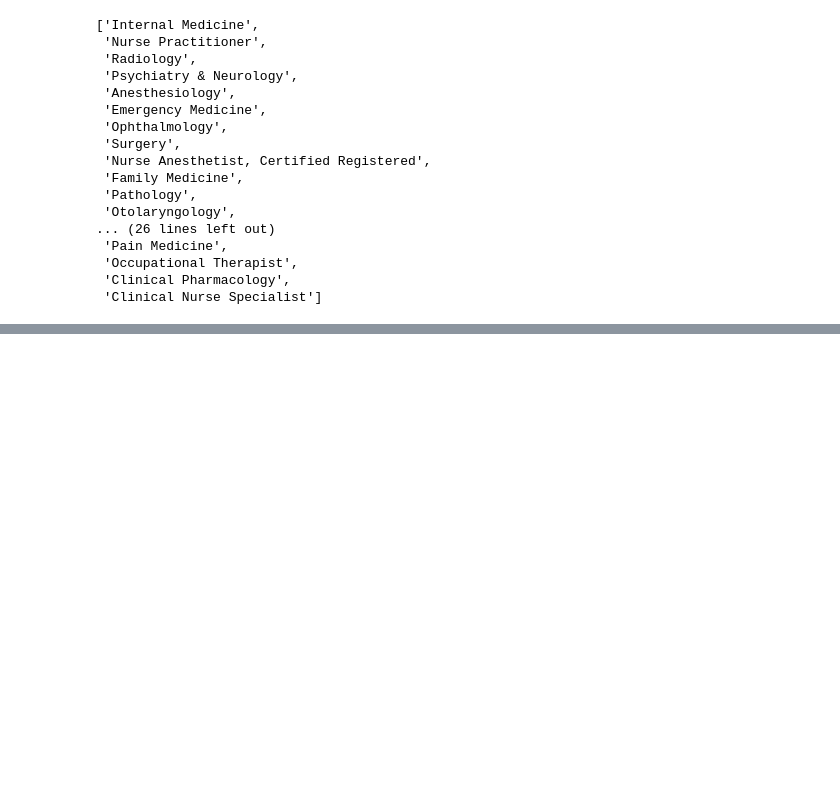
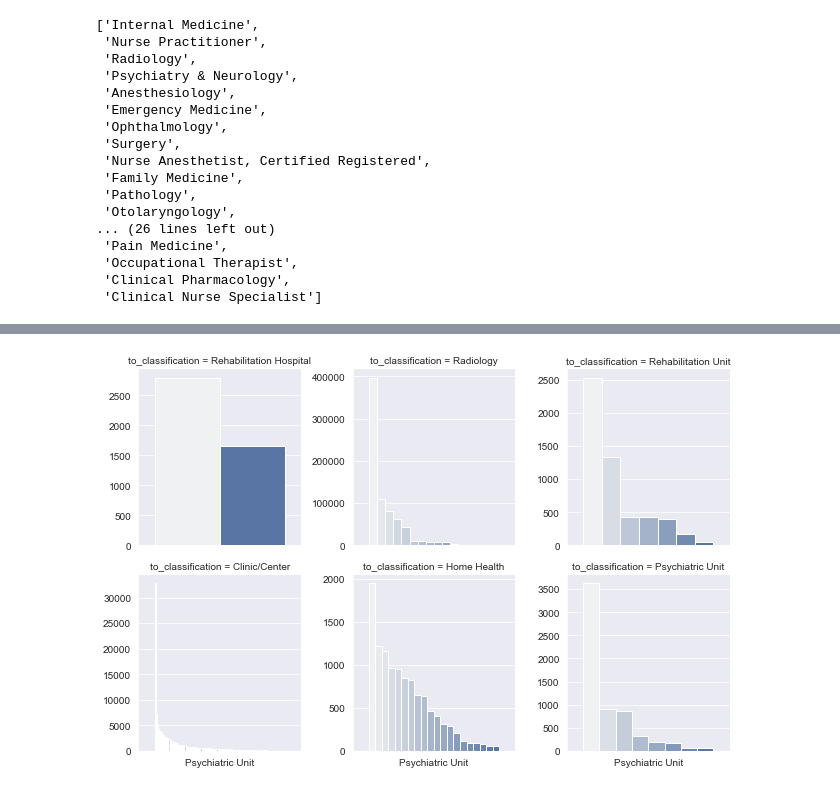
Before and after one commit to nss-data-science-cohort-5/hop_team-hot_pretzels, a Jupyter notebook: hop_teaming_analysis.ipynb, the cells around one changed output, grey strips where cells are left out. Cells and saved outputs as stored; diff of their text form; code cells hidden in the pictures; blank space fills up the shorter version.

```diff
--- a/hop_teaming_analysis.ipynb
+++ b/hop_teaming_analysis.ipynb
@@ -750,0 +1036,10 @@ AttributeError: 'str' object has no attribute 'str'
+# %%
+vandy_prob_class = ['Rehabilitation Hospital', 'Radiology', 'Rehabilitation Unit',
+       'Clinic/Center', 'Home Health', 'Psychiatric Unit']
+# %%
+prob_class_leaders = pd.DataFrame()
+for ele in vandy_prob_class:
+    df = tax_hop_tn[tax_hop_tn['to_classification'] == ele].groupby('to_org_name').agg({'patient_count':'sum',
+                                                                                      'average_day_wait':'median'}).reset_index().sort_values('patient_count', ascending=False)
+    df['to_classification'] = ele
+    prob_class_leaders = prob_class_leaders.append(df)
@@ -750,0 +1062,8 @@ AttributeError: 'str' object has no attribute 'str'
+# %%
+ax = sns.FacetGrid(prob_class_leaders, col = 'to_classification', col_wrap=3, sharey=False)
+ax.map_dataframe(sns.barplot,x = 'to_classification',
+                 y= 'patient_count',
+                 hue = 'to_org_name',
+                data = prob_class_leaders);
+# %% [output]
+[figure, added]
```
Also changed, not shown: parts of 53 cells of this notebook.
